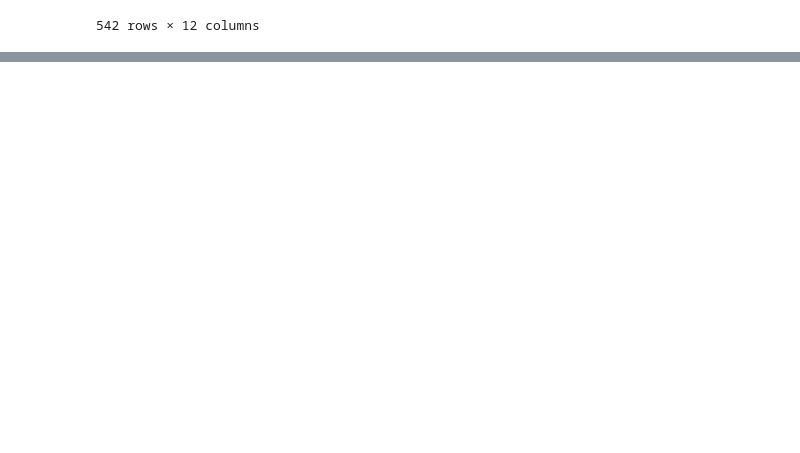
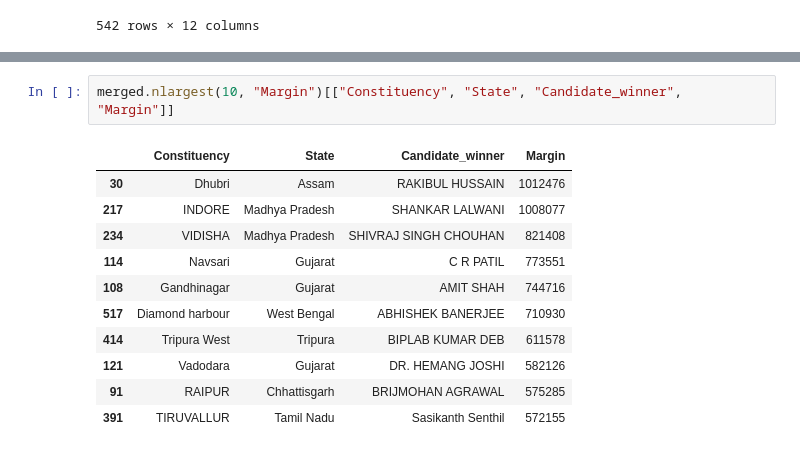
Before and after one commit to geershatisaxena/Election, a Jupyter notebook: res.ipynb, the cells around one changed output, grey strips where cells are left out. Cells and saved outputs as stored; diff of their text form; blank space fills up the shorter version.

```diff
--- a/res.ipynb
+++ b/res.ipynb
@@ -281,0 +302,14 @@ runners_up
+# %%
+merged.nlargest(10, "Margin")[["Constituency", "State", "Candidate_winner", "Margin"]]
+# %% [output]
+|  | Constituency | State | Candidate_winner | Margin |
+| 30 | Dhubri | Assam | RAKIBUL HUSSAIN | 1012476 |
+| 217 | INDORE | Madhya Pradesh | SHANKAR LALWANI | 1008077 |
+| 234 | VIDISHA | Madhya Pradesh | SHIVRAJ SINGH CHOUHAN | 821408 |
+| 114 | Navsari | Gujarat | C R PATIL | 773551 |
+| 108 | Gandhinagar | Gujarat | AMIT SHAH | 744716 |
+| 517 | Diamond harbour | West Bengal | ABHISHEK BANERJEE | 710930 |
+| 414 | Tripura West | Tripura | BIPLAB KUMAR DEB | 611578 |
+| 121 | Vadodara | Gujarat | DR. HEMANG JOSHI | 582126 |
+| 91 | RAIPUR | Chhattisgarh | BRIJMOHAN AGRAWAL | 575285 |
+| 391 | TIRUVALLUR | Tamil Nadu | Sasikanth Senthil | 572155 |
```
Also changed, not shown: parts of 2 cells of this notebook.
